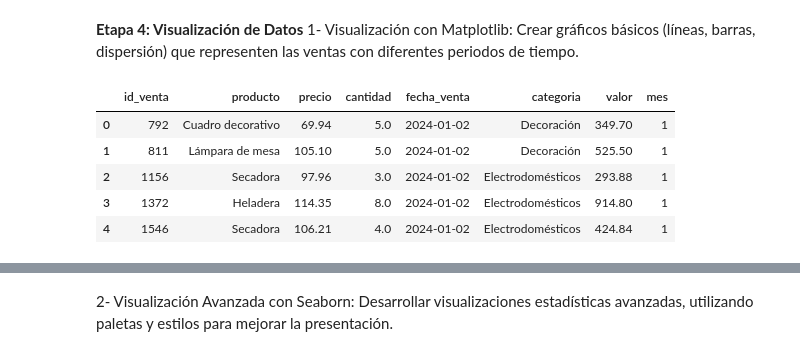
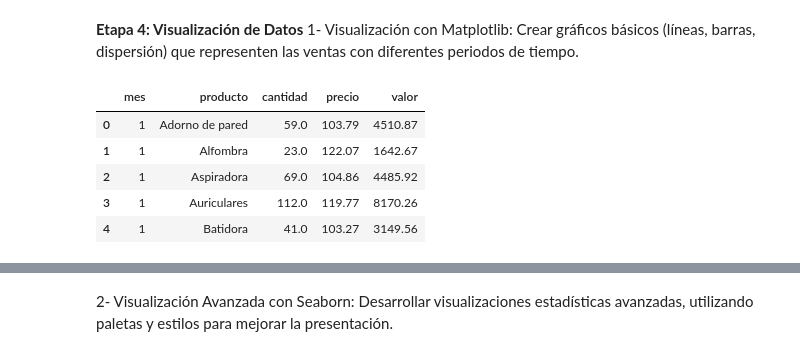
Before and after one commit to mavizoso/VizosoMA-25262-TPI_Data_Analytics, a Jupyter notebook: MAV4.ipynb, the cells around one changed output, grey strips where cells are left out. Cells and saved outputs as stored; diff of their text form; code cells hidden in the pictures.

```diff
--- a/MAV4.ipynb
+++ b/MAV4.ipynb
@@ -466,14 +466,15 @@ En el caso del analisis de correlación utilice el dataset agrupado por producto
 # %%
 import datetime as dt
 df_ventasL1 = df_ventasL.assign(
     valor=df_ventasL['cantidad'] * df_ventasL['precio'],
     mes=df_ventasL['fecha_venta'].dt.month
 )
-df_ventasL1.head(5)
+totales_por_mes = df_ventasL1.groupby(['mes','producto']).agg({'cantidad': 'sum', 'precio': 'max', 'valor': 'sum'}).reset_index()
+totales_por_mes.head(5)
 # %% [output]
-|  | id_venta | producto | precio | cantidad | fecha_venta | categoria | valor | mes |
-| 0 | 792 | Cuadro decorativo | 69.94 | 5.0 | 2024-01-02 | Decoración | 349.70 | 1 |
-| 1 | 811 | Lámpara de mesa | 105.10 | 5.0 | 2024-01-02 | Decoración | 525.50 | 1 |
-| 2 | 1156 | Secadora | 97.96 | 3.0 | 2024-01-02 | Electrodomésticos | 293.88 | 1 |
-| 3 | 1372 | Heladera | 114.35 | 8.0 | 2024-01-02 | Electrodomésticos | 914.80 | 1 |
-| 4 | 1546 | Secadora | 106.21 | 4.0 | 2024-01-02 | Electrodomésticos | 424.84 | 1 |
+|  | mes | producto | cantidad | precio | valor |
+| 0 | 1 | Adorno de pared | 59.0 | 103.79 | 4510.87 |
+| 1 | 1 | Alfombra | 23.0 | 122.07 | 1642.67 |
+| 2 | 1 | Aspiradora | 69.0 | 104.86 | 4485.92 |
+| 3 | 1 | Auriculares | 112.0 | 119.77 | 8170.26 |
+| 4 | 1 | Batidora | 41.0 | 103.27 | 3149.56 |
```
Also changed, not shown: parts of 9 cells of this notebook.
